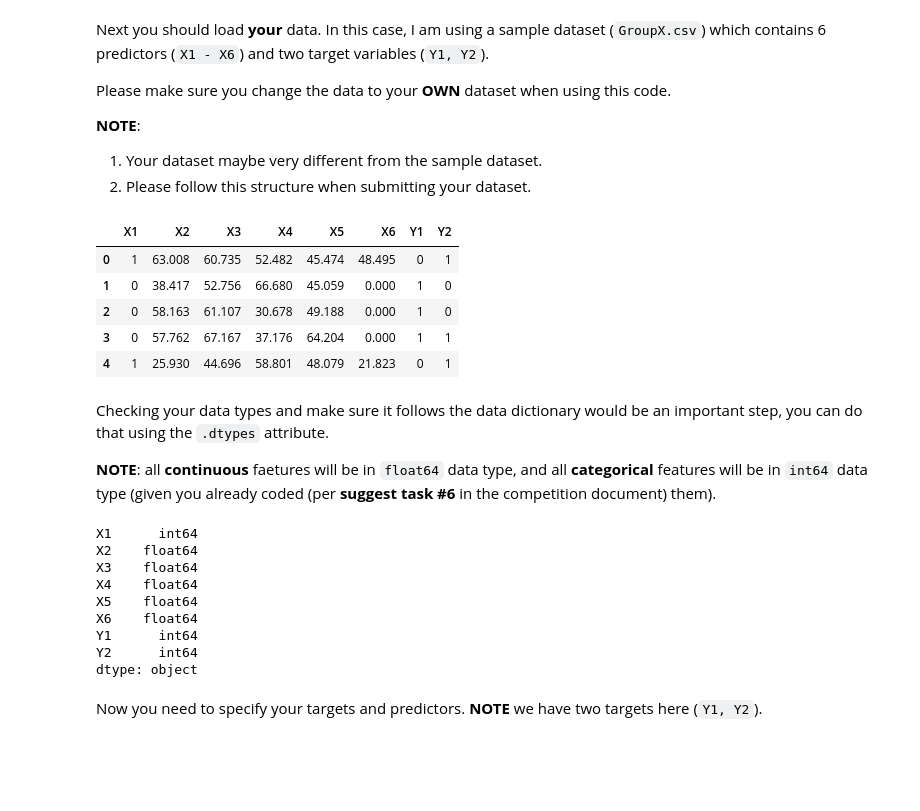
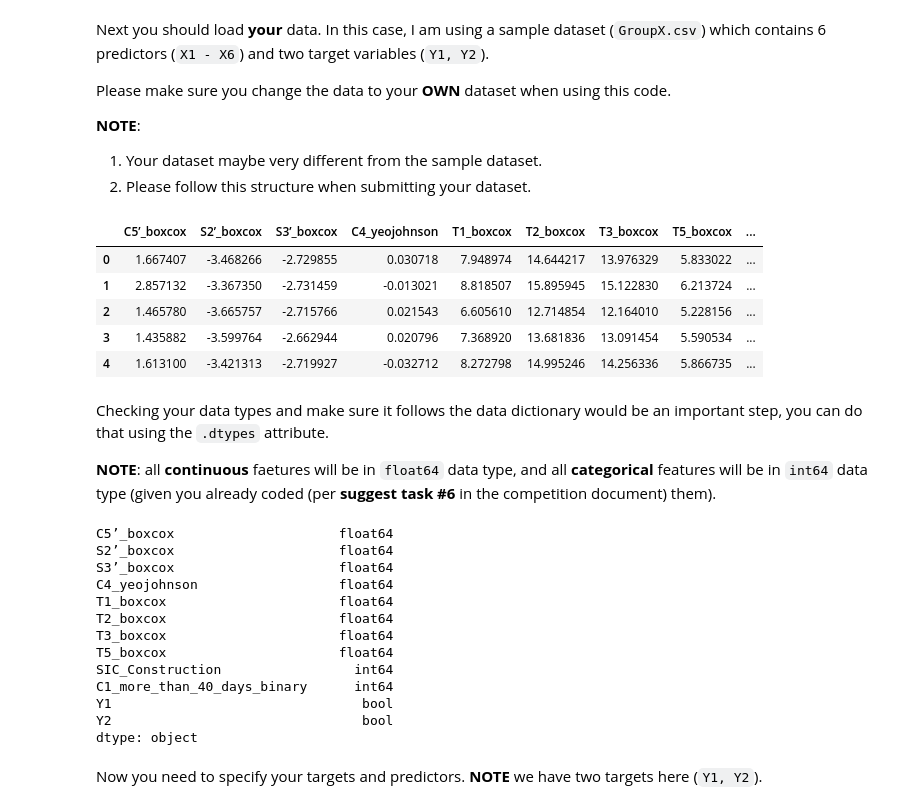
Before and after one commit to fairfield-university-ba545/project1-mtb, a Jupyter notebook: Evaluation-Code-V0.ipynb, the cells around one changed output. Saved outputs shown, nothing was run; the diff lists cells and outputs as text; code cells hidden in the pictures; blank space fills up the shorter version.

Commit message:
Project 1 Final Group MTB

```diff
--- a/Evaluation-Code-V0.ipynb
+++ b/Evaluation-Code-V0.ipynb
@@ -34,16 +34,18 @@ Please make sure you change the data to your __OWN__ dataset when using this cod
 __NOTE__:
 1. Your dataset maybe very different from the sample dataset.
 2. Please follow this structure when submitting your dataset.
-# %%
-data = pd.read_csv('GroupX.csv', header=0)
-data.head()
-# %% [output]
-|  | X1 | X2 | X3 | X4 | X5 | X6 | Y1 | Y2 |
-| 0 | 1 | 63.008 | 60.735 | 52.482 | 45.474 | 48.495 | 0 | 1 |
-| 1 | 0 | 38.417 | 52.756 | 66.680 | 45.059 | 0.000 | 1 | 0 |
-| 2 | 0 | 58.163 | 61.107 | 30.678 | 49.188 | 0.000 | 1 | 0 |
-| 3 | 0 | 57.762 | 67.167 | 37.176 | 64.204 | 0.000 | 1 | 1 |
-| 4 | 1 | 25.930 | 44.696 | 58.801 | 48.079 | 21.823 | 0 | 1 |
+# %%
+#data = pd.read_csv('GroupX.csv', header=0)
+# Anthonie Hollaar - changed filename from GroupX.csv to test.csv
+data = pd.read_csv('test.csv', header=0)
+data.head()
+# %% [output]
+|  | C5’_boxcox | S2’_boxcox | S3’_boxcox | C4_yeojohnson | T1_boxcox | T2_boxcox | T3_boxcox | T5_boxcox | ... |
+| 0 | 1.667407 | -3.468266 | -2.729855 | 0.030718 | 7.948974 | 14.644217 | 13.976329 | 5.833022 | ... |
+| 1 | 2.857132 | -3.367350 | -2.731459 | -0.013021 | 8.818507 | 15.895945 | 15.122830 | 6.213724 | ... |
+| 2 | 1.465780 | -3.665757 | -2.715766 | 0.021543 | 6.605610 | 12.714854 | 12.164010 | 5.228156 | ... |
+| 3 | 1.435882 | -3.599764 | -2.662944 | 0.020796 | 7.368920 | 13.681836 | 13.091454 | 5.590534 | ... |
+| 4 | 1.613100 | -3.421313 | -2.719927 | -0.032712 | 8.272798 | 14.995246 | 14.256336 | 5.866735 | ... |
 # %% [markdown]
 Checking your data types and make sure it follows the data dictionary would be an important step, you can do that using the `.dtypes` attribute.
 
@@ -51,14 +53,18 @@ __NOTE__: all __continuous__ faetures will be in `float64` data type, and all __
 # %%
 data.dtypes
 # %% [output]
-X1      int64
-X2    float64
-X3    float64
-X4    float64
-X5    float64
-X6    float64
-Y1      int64
-Y2      int64
+C5’_boxcox                     float64
+S2’_boxcox                     float64
+S3’_boxcox                     float64
+C4_yeojohnson                  float64
+T1_boxcox                      float64
+T2_boxcox                      float64
+T3_boxcox                      float64
+T5_boxcox                      float64
+SIC_Construction                 int64
+C1_more_than_40_days_binary      int64
+Y1                                bool
+Y2                                bool
 dtype: object
 # %% [markdown]
 Now you need to specify your targets and predictors. __NOTE__ we have two targets here (`Y1, Y2`).
```
Also changed, not shown: parts of 8 cells of this notebook, 5 other files.
